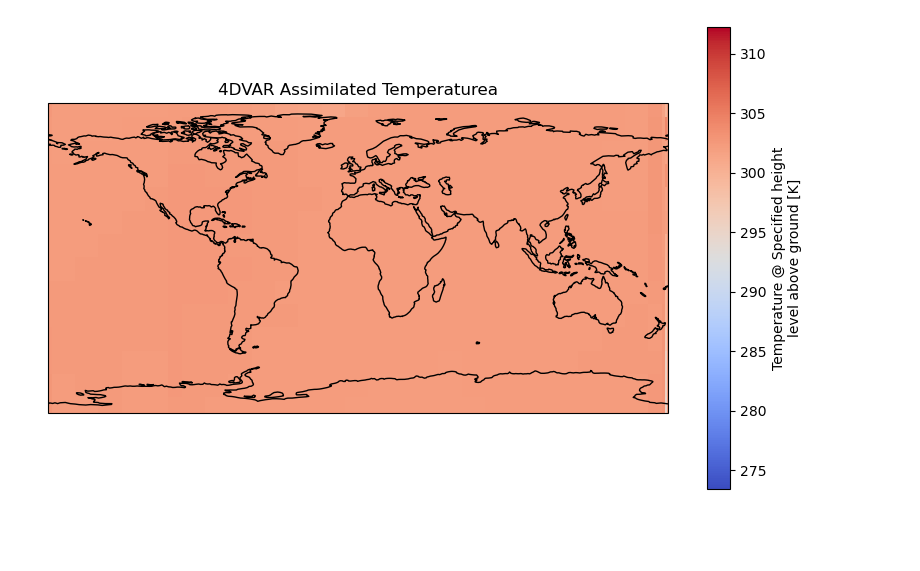
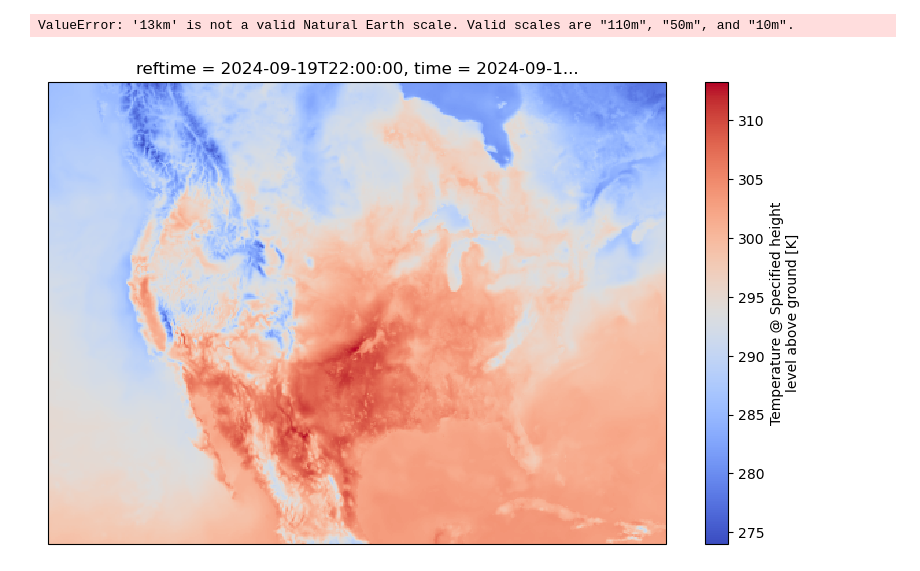
Before and after one commit to Using-Namespace-System/oQurrence, a Jupyter notebook: notebooks/ingest.ipynb, the cells around one changed output. Cells and saved outputs as stored; diff of their text form; code cells hidden in the pictures; blank space fills up the shorter version.

```diff
--- a/notebooks/ingest.ipynb
+++ b/notebooks/ingest.ipynb
@@ -21,8 +22,8 @@ dataset = xr.open_dataset(thredds_url)
 temperature_3d = dataset['Temperature_height_above_ground']
 
 # Get  time steps (assuming  time indices in the dataset)
-time_obs = dataset['time'].values[1]
-time_pred = dataset['time'].values[2]
+time_obs = dataset['time'].values[0]
+time_pred = dataset['time'].values[1]
 
 # Extract  temperature observations (raw  input)
 temperature_obs = temperature_3d.sel(time=time_obs)
@@ -30,10 +31,12 @@ temperature_obs = temperature_3d.sel(time=time_obs)
 # Extract  temperature prediction (model forecast)
 temperature_pred = temperature_3d.sel(time=time_pred)
 
-# Plot temperature obs at 500 hPa level using Cartopy
-plt.figure(figsize=(10, 6))
-ax = plt.axes(projection=ccrs.PlateCarree())
-temperature_obs.plot(ax=ax, cmap='coolwarm')
-ax.coastlines()
-plt.title("GFS Input Temperature")
-plt.show()
+latitude_of_projection_origin = dataset['LambertConformal_Projection'].latitude_of_projection_origin
+longitude_of_central_meridian = dataset['LambertConformal_Projection'].longitude_of_central_meridian
+standard_parallel = dataset['LambertConformal_Projection'].standard_parallel
+
+coordref = ccrs.LambertConformal(
+    central_longitude=longitude_of_central_meridian,
+    central_latitude=latitude_of_projection_origin,
+    standard_parallels=[standard_parallel]
+    )
@@ -43,13 +54,14 @@ Note:Caching=1
 # %%
 # Plot the temperature prediction (model forecast)
 plt.figure(figsize=(10, 6))
-ax = plt.axes(projection=ccrs.PlateCarree())
-temperature_pred.plot(ax=ax, cmap='coolwarm')
-ax.coastlines()
+ax = plt.axes(projection=coordref)
+temperature_pred[0,:,:].plot(ax=ax, cmap='coolwarm')
+ax.coastlines(resolution='13km')
 plt.title("temperature prediction (model forecast)")
 plt.show()
 # %% [output]
+ValueError: '13km' is not a valid Natural Earth scale. Valid scales are "110m", "50m", and "10m".
-[figure, old version]
+[figure, new version]
 # %%
 
 
```
Also changed, not shown: parts of 5 cells of this notebook, 1 other file.
